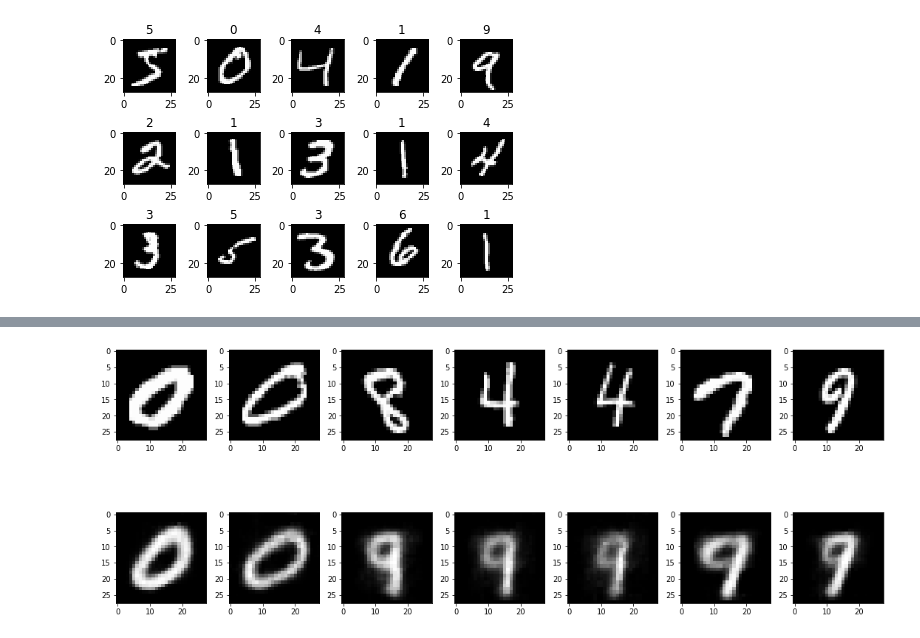
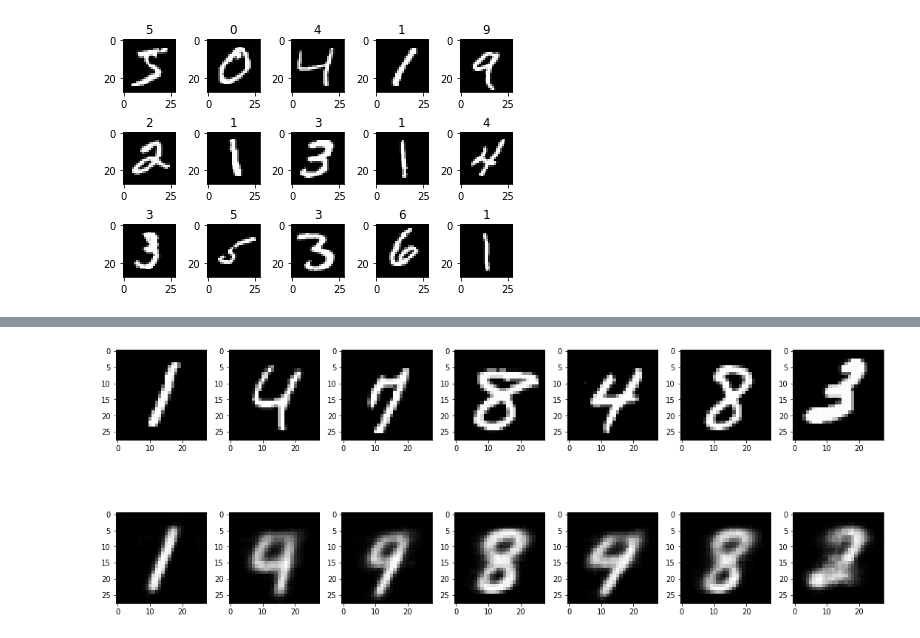
Before and after one commit to rdenadai/AI-Study-Notebooks, a Jupyter notebook: code/notebooks/7. SOM (Kohonen MAP).ipynb, the cells around one changed output, grey strips where cells are left out. Cells and saved outputs as stored; diff of their text form; code cells hidden in the pictures.

```diff
--- a/code/notebooks/7. SOM (Kohonen MAP).ipynb
+++ b/code/notebooks/7. SOM (Kohonen MAP).ipynb
@@ -506,7 +505,9 @@ class Autoencoder(nn.Module):
             nn.ReLU(True),
             nn.MaxPool2d(2, stride=1),
             Flatten(),
-            nn.Linear(128, 32),
+            nn.Linear(128, 64),
+            nn.ReLU(True),
+            nn.Linear(64, 32),
             nn.ReLU(True),
             nn.Linear(32, 3),
         )
@@ -514,7 +515,9 @@ class Autoencoder(nn.Module):
         self.decoder = nn.Sequential(
             nn.Linear(3, 32),
             nn.ReLU(True),
-            nn.Linear(32, 128),
+            nn.Linear(32, 64),
+            nn.ReLU(True),
+            nn.Linear(64, 128),
             UnFlatten(),
             nn.ConvTranspose2d(32, 64, 3, stride=2),
             nn.ReLU(True),
@@ -538,7 +541,7 @@ model = Autoencoder().to(device)
 criterion = nn.MSELoss()
 optimizer = torch.optim.Adam(model.parameters(), lr=1e-4, weight_decay=1e-4)
 
-num_epochs = 150
+num_epochs = 500
 for epoch in range(num_epochs):
     for data in trainloader:
         inputs, labels = data
@@ -576,13 +581,13 @@ epoch [141/150], loss:0.1513
 # %%
 plt.figure(figsize=(15, 7))
-for i, xi in enumerate(x_img[8:]):
+for i, xi in enumerate(x_img[-8:-1]):
     plt.subplot(2, 7, i+1)
     plt.imshow(xi[0, 0, :], cmap="gray")
-for i, xhi in enumerate(xh_img[8:]):
+for i, xhi in enumerate(xh_img[-8:-1]):
     plt.subplot(2, 7, i+8)
     plt.imshow(xhi[0, 0, :], cmap="gray")
 plt.tight_layout()
 plt.show()
 # %% [output]
-[figure, old version]
+[figure, new version]
 # %%
```
Also changed, not shown: parts of 7 cells of this notebook.
